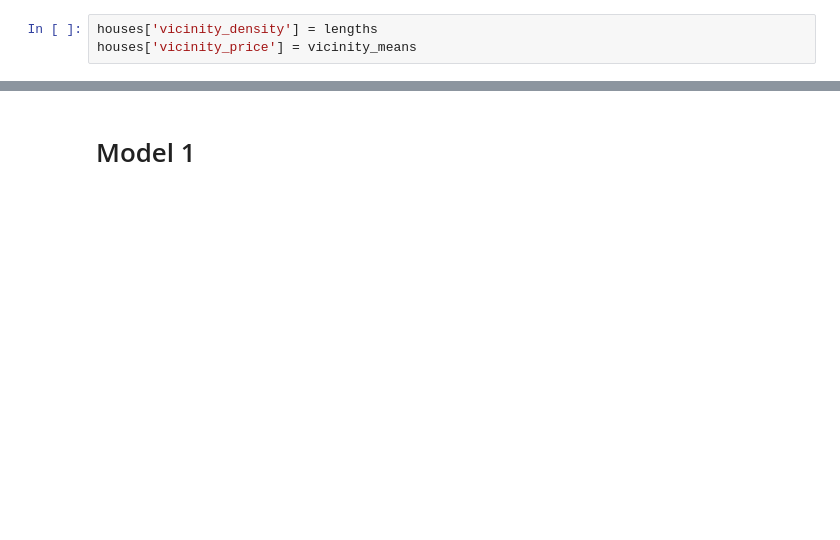
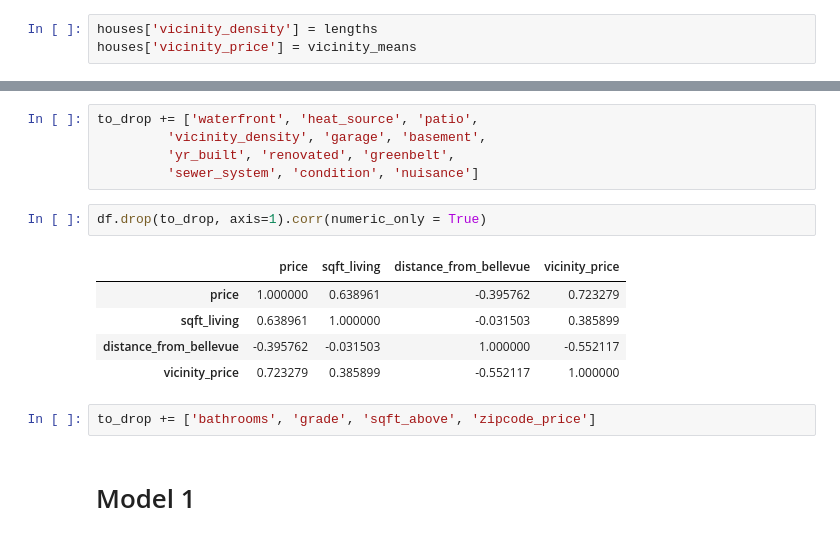
Before and after one commit to Jellohub/phase2_project, a Jupyter notebook: Notebook.ipynb, the cells around one changed output, grey strips where cells are left out. Drawn from its saved outputs; the diff is of its cells as text; blank space fills up the shorter version.

```diff
--- a/Notebook.ipynb
+++ b/Notebook.ipynb
@@ -288,3 +258,18 @@ List of variables we are interested in:
+# %%
+to_drop += ['waterfront', 'heat_source', 'patio',
+         'vicinity_density', 'garage', 'basement',
+         'yr_built', 'renovated', 'greenbelt',
+         'sewer_system', 'condition', 'nuisance']
+# %%
+df.drop(to_drop, axis=1).corr(numeric_only = True)
+# %% [output]
+|  | price | sqft_living | distance_from_bellevue | vicinity_price |
+| price | 1.000000 | 0.638961 | -0.395762 | 0.723279 |
+| sqft_living | 0.638961 | 1.000000 | -0.031503 | 0.385899 |
+| distance_from_bellevue | -0.395762 | -0.031503 | 1.000000 | -0.552117 |
+| vicinity_price | 0.723279 | 0.385899 | -0.552117 | 1.000000 |
+# %%
+to_drop += ['bathrooms', 'grade', 'sqft_above', 'zipcode_price']
 # %% [markdown]
 # Model 1
 # %%
```
Also changed, not shown: parts of 43 cells of this notebook.
